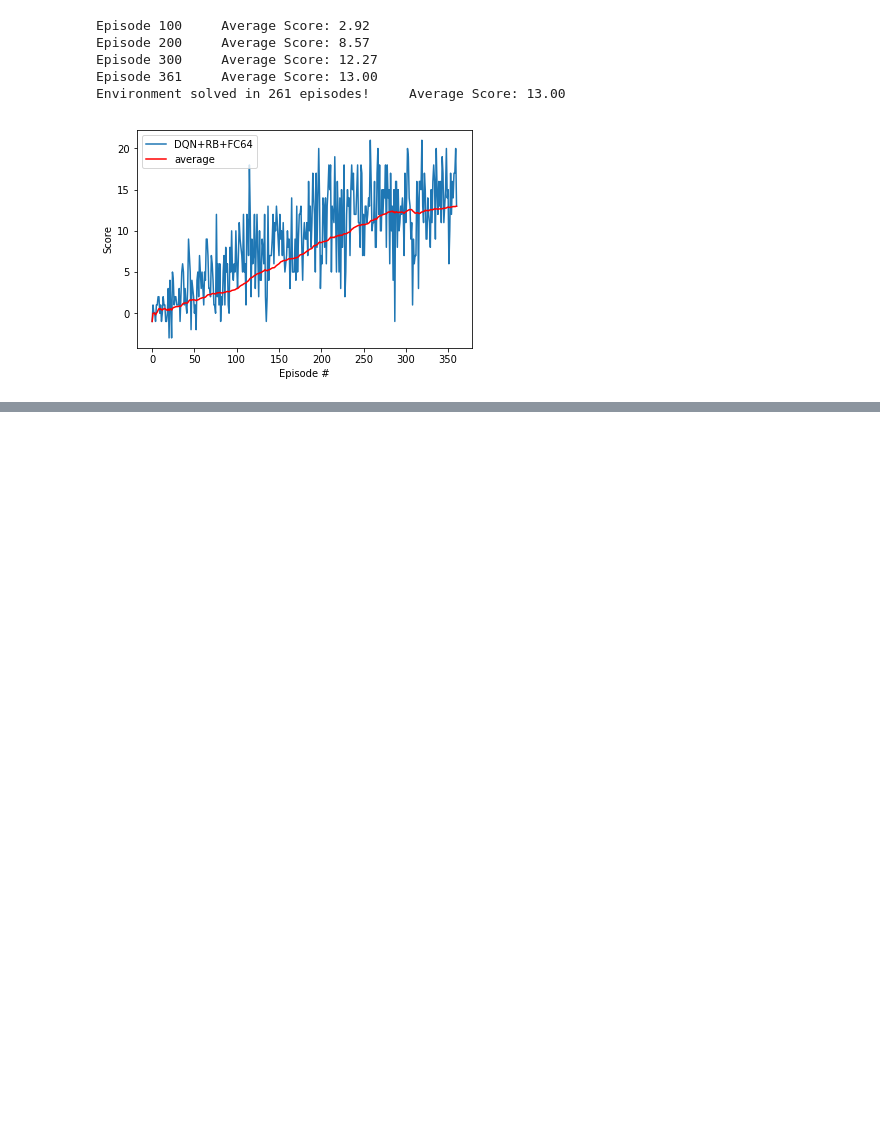
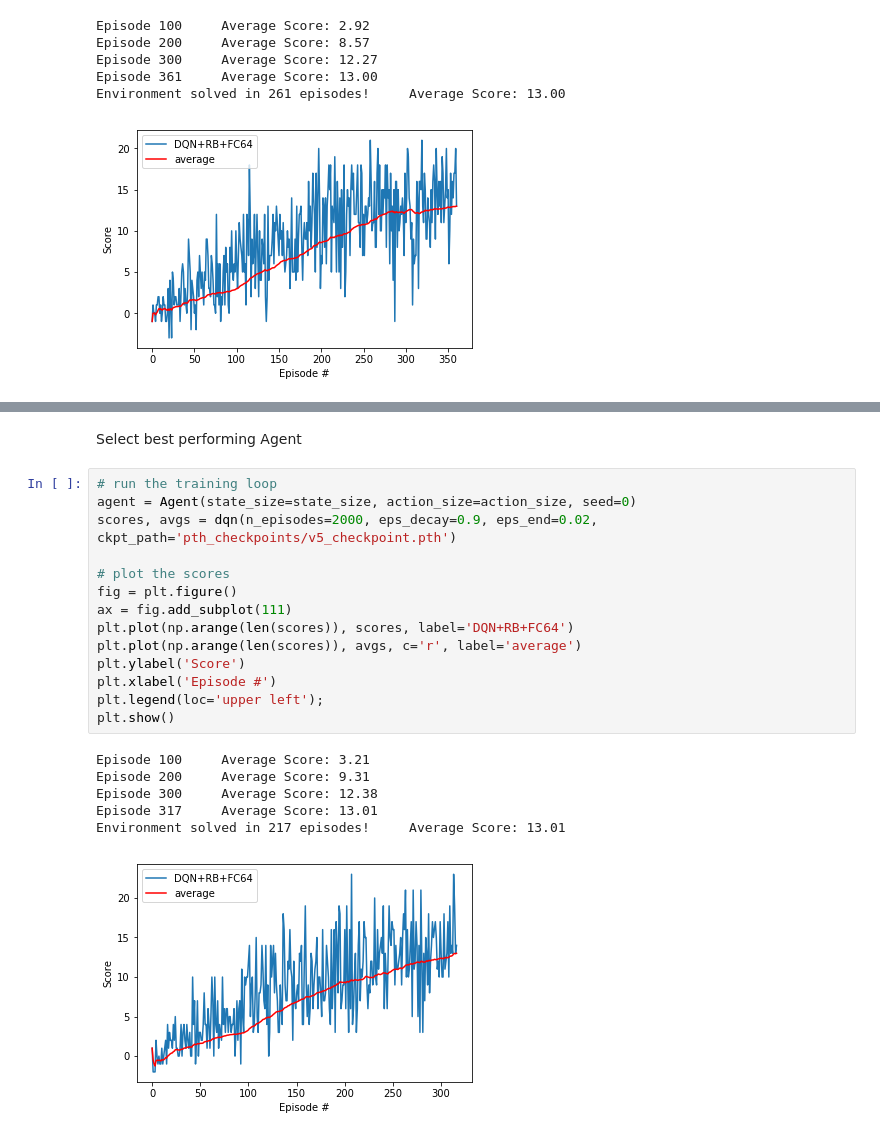
Before and after one commit to MatteoJohnston/deepRL-Navigation-p1, a Jupyter notebook: Navigation.ipynb, the cells around one changed output, grey strips where cells are left out. Saved outputs shown, nothing was run; the diff lists cells and outputs as text; blank space fills up the shorter version.

```diff
--- a/Navigation.ipynb
+++ b/Navigation.ipynb
@@ -336,0 +335,23 @@ Environment solved in 260 episodes!     Average Score: 13.06
+# %% [markdown]
+Select best performing Agent
+# %%
+# run the training loop
+agent = Agent(state_size=state_size, action_size=action_size, seed=0)
+scores, avgs = dqn(n_episodes=2000, eps_decay=0.9, eps_end=0.02, ckpt_path='pth_checkpoints/v5_checkpoint.pth')
+
+# plot the scores
+fig = plt.figure()
+ax = fig.add_subplot(111)
+plt.plot(np.arange(len(scores)), scores, label='DQN+RB+FC64')
+plt.plot(np.arange(len(scores)), avgs, c='r', label='average')
+plt.ylabel('Score')
+plt.xlabel('Episode #')
+plt.legend(loc='upper left');
+plt.show()
+# %% [output]
+Episode 100     Average Score: 3.21
+Episode 200     Average Score: 9.31
+Episode 300     Average Score: 12.38
+Episode 317     Average Score: 13.01
+Environment solved in 217 episodes!     Average Score: 13.01
+[figure, added]
```
Also changed, not shown: parts of 7 cells of this notebook, 1 other file.
